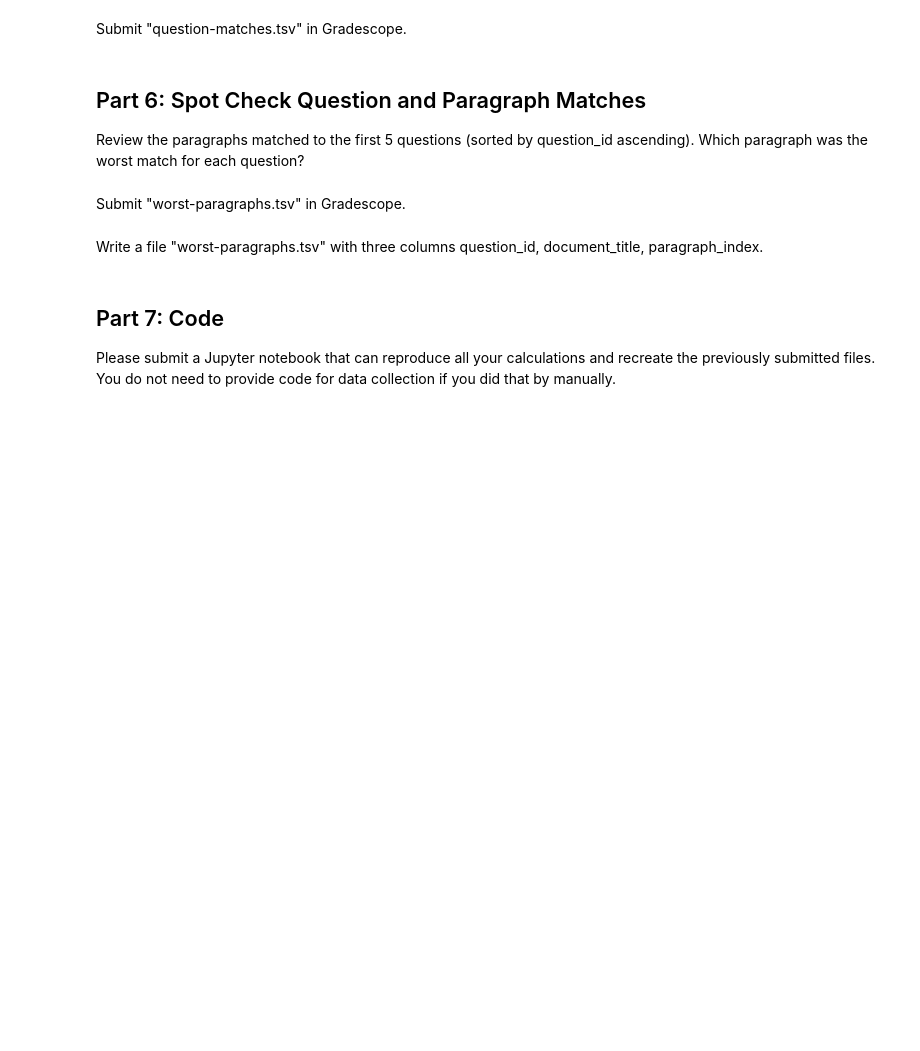
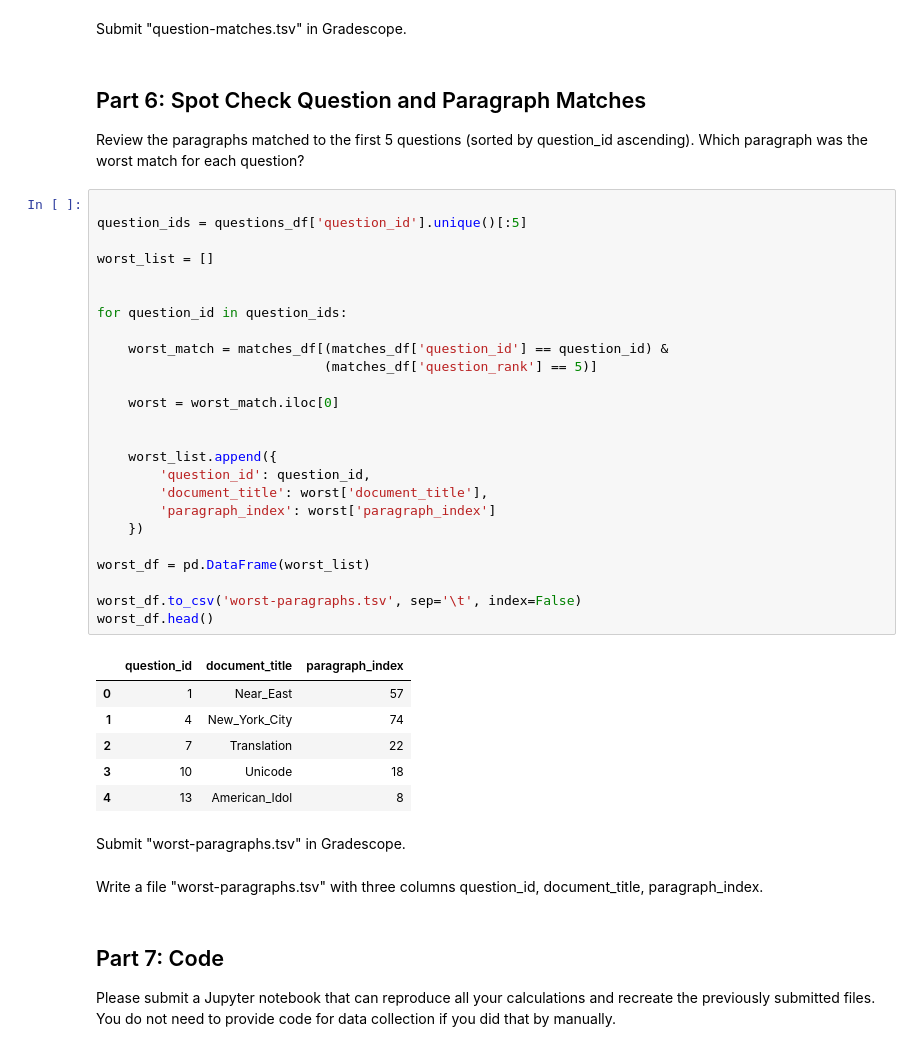
Before and after one commit to Felixe360/BI-leaders, a Jupyter notebook: project.ipynb, the cells around one changed output. Saved outputs shown, nothing was run; the diff lists cells and outputs as text; blank space fills up the shorter version.

```diff
--- a/project.ipynb
+++ b/project.ipynb
@@ -214,6 +296,38 @@ Submit "question-matches.tsv" in Gradescope.
 
 Review the paragraphs matched to the first 5 questions (sorted by question_id ascending).
 Which paragraph was the worst match for each question?
+# %%
+
+question_ids = questions_df['question_id'].unique()[:5]
+
+worst_list = []
+
+
+for question_id in question_ids:
+
+    worst_match = matches_df[(matches_df['question_id'] == question_id) &
+                             (matches_df['question_rank'] == 5)]
+
+    worst = worst_match.iloc[0]
+
+
+    worst_list.append({
+        'question_id': question_id,
+        'document_title': worst['document_title'],
+        'paragraph_index': worst['paragraph_index']
+    })
+
+worst_df = pd.DataFrame(worst_list)
+
+worst_df.to_csv('worst-paragraphs.tsv', sep='\t', index=False)
+worst_df.head()
+# %% [output]
+|  | question_id | document_title | paragraph_index |
+| 0 | 1 | Near_East | 57 |
+| 1 | 4 | New_York_City | 74 |
+| 2 | 7 | Translation | 22 |
+| 3 | 10 | Unicode | 18 |
+| 4 | 13 | American_Idol | 8 |
 # %% [markdown]
 Submit "worst-paragraphs.tsv" in Gradescope.
 # %% [markdown]
```
Also changed, not shown: parts of 13 cells of this notebook.
